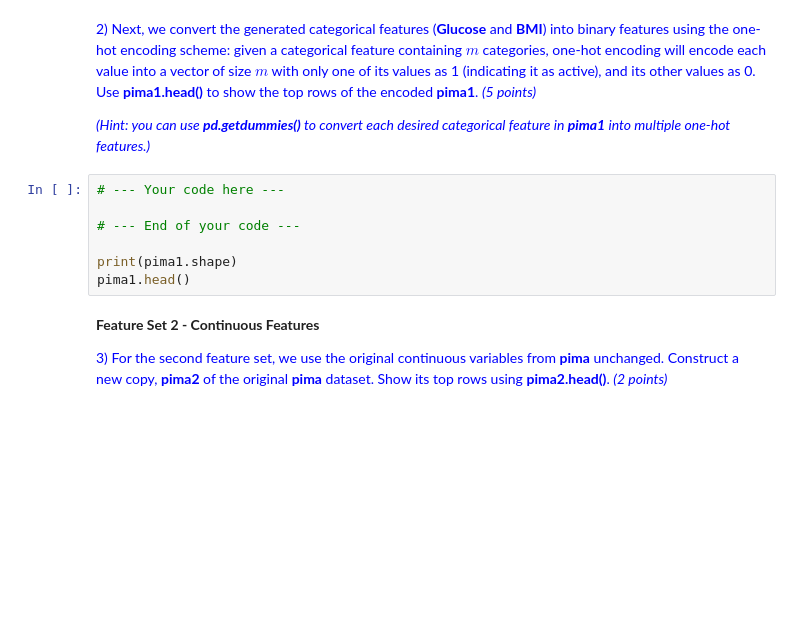
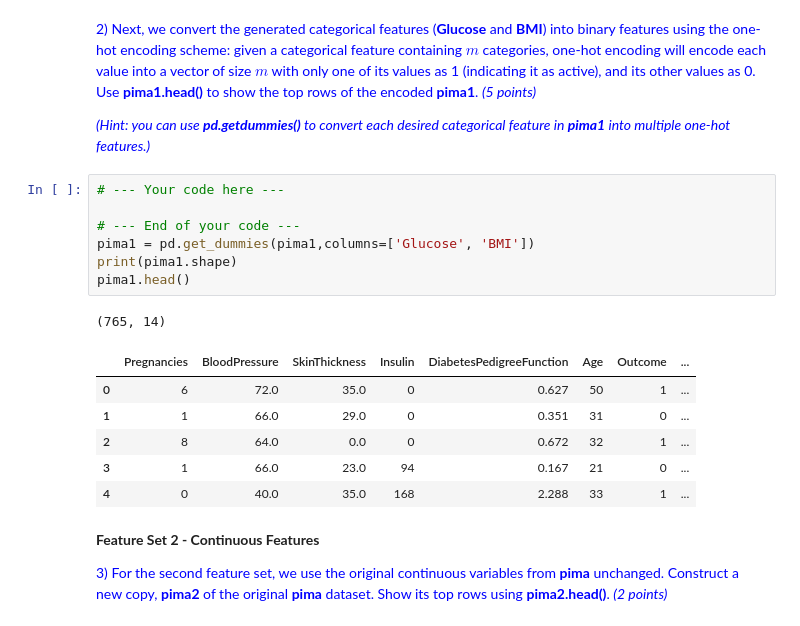
Before and after one commit to Hung86/CS5228_Knowledge-Discovery, a Jupyter notebook: assignment2/assign2.ipynb, the cells around one changed output. Saved outputs shown, nothing was run; the diff lists cells and outputs as text; blank space fills up the shorter version.

```diff
--- a/assignment2/assign2.ipynb
+++ b/assignment2/assign2.ipynb
@@ -111,10 +172,18 @@ pima1.head()
 # %%
 # --- Your code here ---
 
 # --- End of your code ---
-
+pima1 = pd.get_dummies(pima1,columns=['Glucose', 'BMI'])
 print(pima1.shape)
 pima1.head()
+# %% [output]
+(765, 14)
+|  | Pregnancies | BloodPressure | SkinThickness | Insulin | DiabetesPedigreeFunction | Age | Outcome | ... |
+| 0 | 6 | 72.0 | 35.0 | 0 | 0.627 | 50 | 1 | ... |
+| 1 | 1 | 66.0 | 29.0 | 0 | 0.351 | 31 | 0 | ... |
+| 2 | 8 | 64.0 | 0.0 | 0 | 0.672 | 32 | 1 | ... |
+| 3 | 1 | 66.0 | 23.0 | 94 | 0.167 | 21 | 0 | ... |
+| 4 | 0 | 40.0 | 35.0 | 168 | 2.288 | 33 | 1 | ... |
 # %% [markdown]
 **Feature Set 2 - Continuous Features**
 
```
Also changed, not shown: parts of 17 cells of this notebook.
